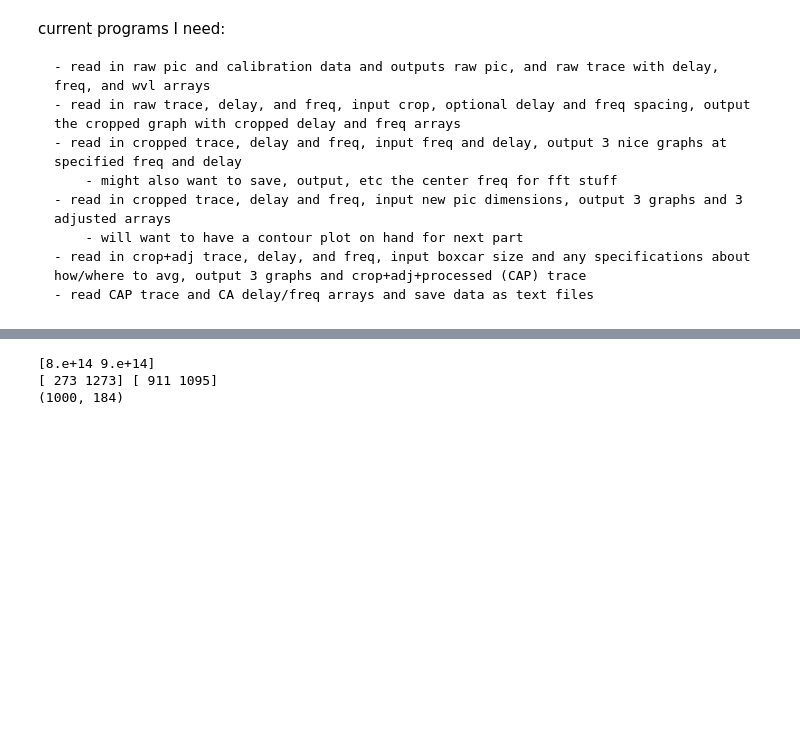
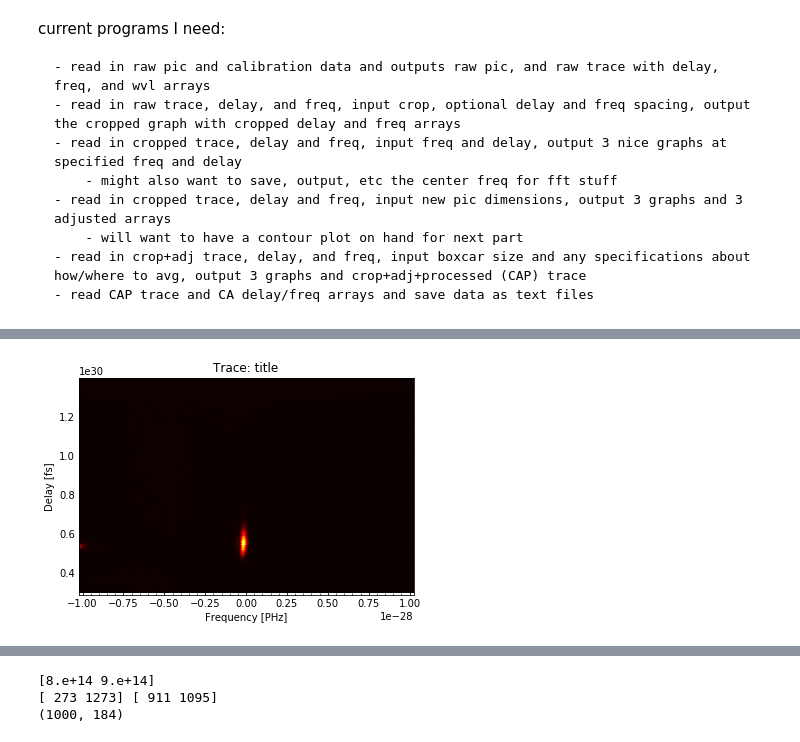
Before and after one commit to ChowdhuryGroup/FROG, a Jupyter notebook: preprocessing_test.ipynb, the cells around one changed output, grey strips where cells are left out. Drawn from its saved outputs; the diff is of its cells as text; code cells hidden in the pictures; blank space fills up the shorter version.

```diff
--- a/preprocessing_test.ipynb
+++ b/preprocessing_test.ipynb
@@ -415,0 +471,4 @@ raw_pic = cv.imread(folder+fname,cv.IMREAD_UNCHANGED) # -1 flag is to leave unch
+# %%
+dp.rough_plot(trace1,f_arr1,d_arr1)
+# %% [output]
+[figure, added]
```
Also changed, not shown: parts of 20 cells of this notebook, 4 other files.
